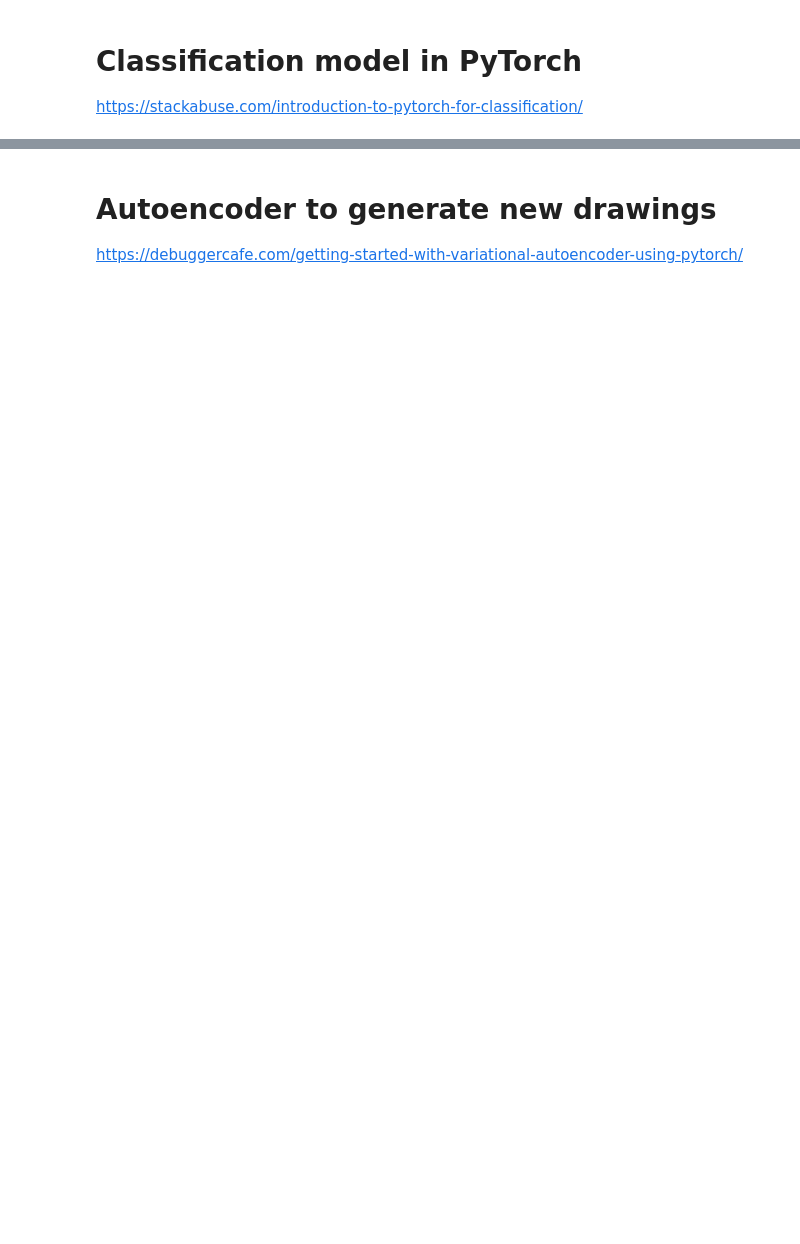
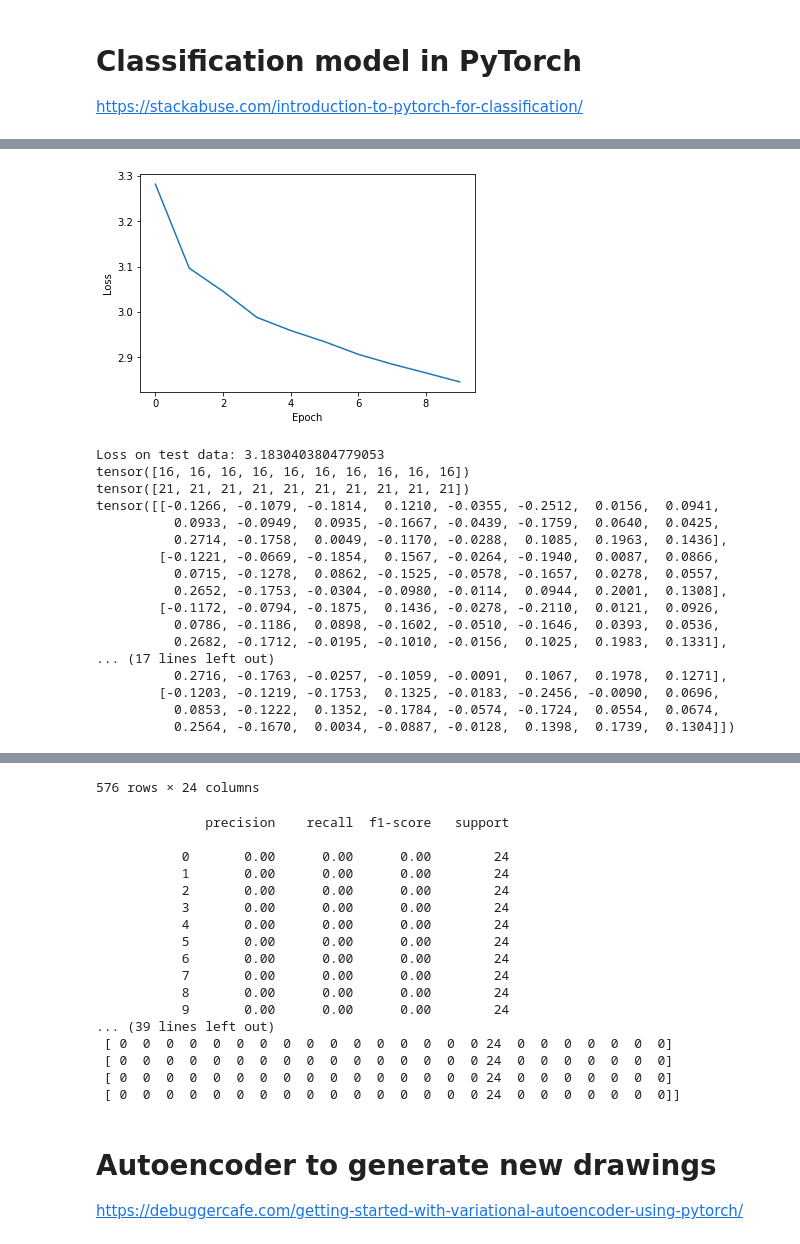
Before and after one commit to mnapravnik/Efficiency-of-dragging-gestures, a Jupyter notebook: analysis/AI-Approach.ipynb, the cells around one changed output, grey strips where cells are left out. Saved outputs shown, nothing was run; the diff lists cells and outputs as text; code cells hidden in the pictures; blank space fills up the shorter version.

```diff
--- a/analysis/AI-Approach.ipynb
+++ b/analysis/AI-Approach.ipynb
@@ -397,6 +451,6 @@ display(encoded_df)
 # %%
-train_df = encoded_df[df_to_use.TestIndex == 0]
-test_df = encoded_df[df_to_use.TestIndex == 1]
+train_df = encoded_df[df_to_use.TestIndex == 0].query('Projection_Cartesian > 0.5')
+test_df = encoded_df[df_to_use.TestIndex == 1].query('Projection_Cartesian > 0.5')
 
 train_dfY = train_df.filter(regex='Username_*')
 train_dfX = train_df.drop(train_dfY.columns, axis=1)
@@ -456,18 +554,23 @@ display(model)
 # %%
 loss_function = nn.CrossEntropyLoss()
-optimizer = torch.optim.Adam(params=model.parameters(), lr=0.001)
-epochs = 250
+optimizer = torch.optim.Adam(params=model.parameters(), lr=0.00001)
+epochs = 10
 aggregated_losses = []
 
 for _epoch_idx in range(epochs):
+    model.train()
     y_pred = model(torch_train_dfX)
     loss_in_this_epoch = loss_function(y_pred, torch_train_dfY)
     aggregated_losses.append(loss_in_this_epoch)
 
+    with torch.no_grad():
+        model.eval()
+        y_val = model(torch_test_dfX)
+        test_loss = loss_function(y_val, torch_test_dfY)
     _end = '\r'
     if (_epoch_idx + 1) % 10 == 0:
         _end = '\n'
-    print(f'Epoch {_epoch_idx+1:4} ===> loss {loss_in_this_epoch.item():10.8f}', end=_end)
+    print(f'Epoch {_epoch_idx+1:4} ===> loss {loss_in_this_epoch.item():10.8f}, test_loss {test_loss}', end=_end)
 
     optimizer.zero_grad()
     # propagate the calculated loss backward through the network
@@ -488,41 +602,60 @@ with torch.no_grad():
     _cnt = 10
     argmax_y_val = np.argmax(y_val, axis=1)
     argmax_y_true = np.argmax(torch_test_dfY, axis=1)
     print(f'Loss on test data: {loss}')
     print(argmax_y_val[:_cnt])
     print(argmax_y_true[:_cnt])
     print(y_val[:_cnt])
     display(test_dfY)
 
     print(classification_report(argmax_y_true, argmax_y_val))
     print(confusion_matrix(argmax_y_true, argmax_y_val))
 
     for i in range(100):
         real_user_index = argmax_y_true[i]
         predicted_user_index = argmax_y_val[i]
         if(real_user_index != predicted_user_index):
             # plot how the predicted and the real user
             # drew this figure
             _df_entry = df_to_use.query('TestIndex == 1').iloc[i]
             x_real, y_real = get_drawn_coordinates(_df_entry)
             real_user_name = _df_entry.Username
 
             predicted_user_name = list(test_dfY.columns)[predicted_user_index]
             predicted_user_name = re.sub('Username_', '', predicted_user_name)
             _predicted_user_df_entry = df.query(
                 f'Username == "{predicted_user_name}" and Device == "{_df_entry.Device}"' +
                 f' and FigureID == {_df_entry.FigureID} and Projection == {_df_entry.Projection}'
             ).sample(1).iloc[0]
             x_pred, y_pred = get_drawn_coordinates(_predicted_user_df_entry)
 
-            if _df_entry.ProjectionName == 'Cartesian':
-                # cartesian projection
-                fig, ax = plt.subplots()
-            else:
-                # polar projection
-                fig, ax = plt.subplots(subplot_kw={'projection': 'polar'})
-            ax = fig.gca()
-            ax.plot(x_real, y_real, label=f'Real user {real_user_name}')
-            ax.plot(x_pred, y_pred, label=f'Pred user {predicted_user_name}')
-            ax.legend()
-            plt.show()
+#             if _df_entry.ProjectionName == 'Cartesian':
+#                 # cartesian projection
+#                 fig, ax = plt.subplots()
+#             else:
+#                 # polar projection
+#                 fig, ax = plt.subplots(subplot_kw={'projection': 'polar'})
+#             ax = fig.gca()
+#             ax.plot(x_real, y_real, label=f'Real user {real_user_name}')
+#             ax.plot(x_pred, y_pred, label=f'Pred user {predicted_user_name}')
+#             ax.legend()
+#             plt.show()
+# %% [output]
+[figure, added]
+Loss on test data: 3.1830403804779053
+tensor([16, 16, 16, 16, 16, 16, 16, 16, 16, 16])
+tensor([21, 21, 21, 21, 21, 21, 21, 21, 21, 21])
+tensor([[-0.1266, -0.1079, -0.1814,  0.1210, -0.0355, -0.2512,  0.0156,  0.0941,
+          0.0933, -0.0949,  0.0935, -0.1667, -0.0439, -0.1759,  0.0640,  0.0425,
+          0.2714, -0.1758,  0.0049, -0.1170, -0.0288,  0.1085,  0.1963,  0.1436],
+        [-0.1221, -0.0669, -0.1854,  0.1567, -0.0264, -0.1940,  0.0087,  0.0866,
+          0.0715, -0.1278,  0.0862, -0.1525, -0.0578, -0.1657,  0.0278,  0.0557,
+          0.2652, -0.1753, -0.0304, -0.0980, -0.0114,  0.0944,  0.2001,  0.1308],
+        [-0.1172, -0.0794, -0.1875,  0.1436, -0.0278, -0.2110,  0.0121,  0.0926,
+          0.0786, -0.1186,  0.0898, -0.1602, -0.0510, -0.1646,  0.0393,  0.0536,
+          0.2682, -0.1712, -0.0195, -0.1010, -0.0156,  0.1025,  0.1983,  0.1331],
+... (17 lines left out)
+          0.2716, -0.1763, -0.0257, -0.1059, -0.0091,  0.1067,  0.1978,  0.1271],
+        [-0.1203, -0.1219, -0.1753,  0.1325, -0.0183, -0.2456, -0.0090,  0.0696,
+          0.0853, -0.1222,  0.1352, -0.1784, -0.0574, -0.1724,  0.0554,  0.0674,
+          0.2564, -0.1670,  0.0034, -0.0887, -0.0128,  0.1398,  0.1739,  0.1304]])
@@ -529,3 +674,21 @@ with torch.no_grad():
+576 rows × 24 columns
+              precision    recall  f1-score   support
+
+           0       0.00      0.00      0.00        24
+           1       0.00      0.00      0.00        24
+           2       0.00      0.00      0.00        24
+           3       0.00      0.00      0.00        24
+           4       0.00      0.00      0.00        24
+           5       0.00      0.00      0.00        24
+           6       0.00      0.00      0.00        24
+           7       0.00      0.00      0.00        24
+           8       0.00      0.00      0.00        24
+           9       0.00      0.00      0.00        24
+... (39 lines left out)
+ [ 0  0  0  0  0  0  0  0  0  0  0  0  0  0  0  0 24  0  0  0  0  0  0  0]
+ [ 0  0  0  0  0  0  0  0  0  0  0  0  0  0  0  0 24  0  0  0  0  0  0  0]
+ [ 0  0  0  0  0  0  0  0  0  0  0  0  0  0  0  0 24  0  0  0  0  0  0  0]
+ [ 0  0  0  0  0  0  0  0  0  0  0  0  0  0  0  0 24  0  0  0  0  0  0  0]]
 # %% [markdown]
 # Autoencoder to generate new drawings
 https://debuggercafe.com/getting-started-with-variational-autoencoder-using-pytorch/
```
Also changed, not shown: parts of 15 cells of this notebook, 4 other files.
